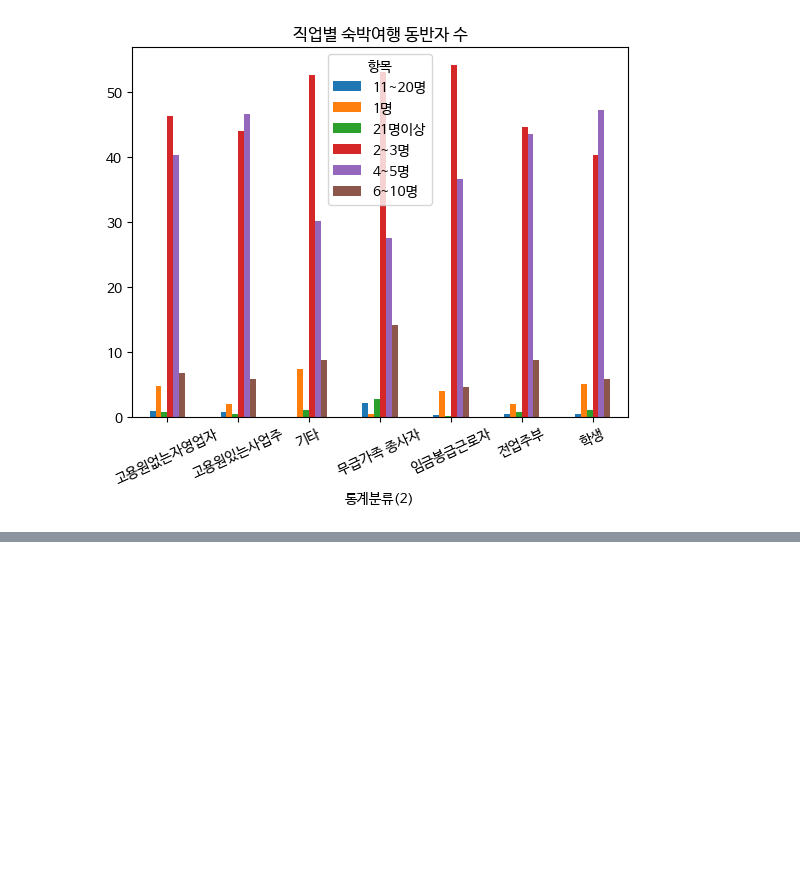
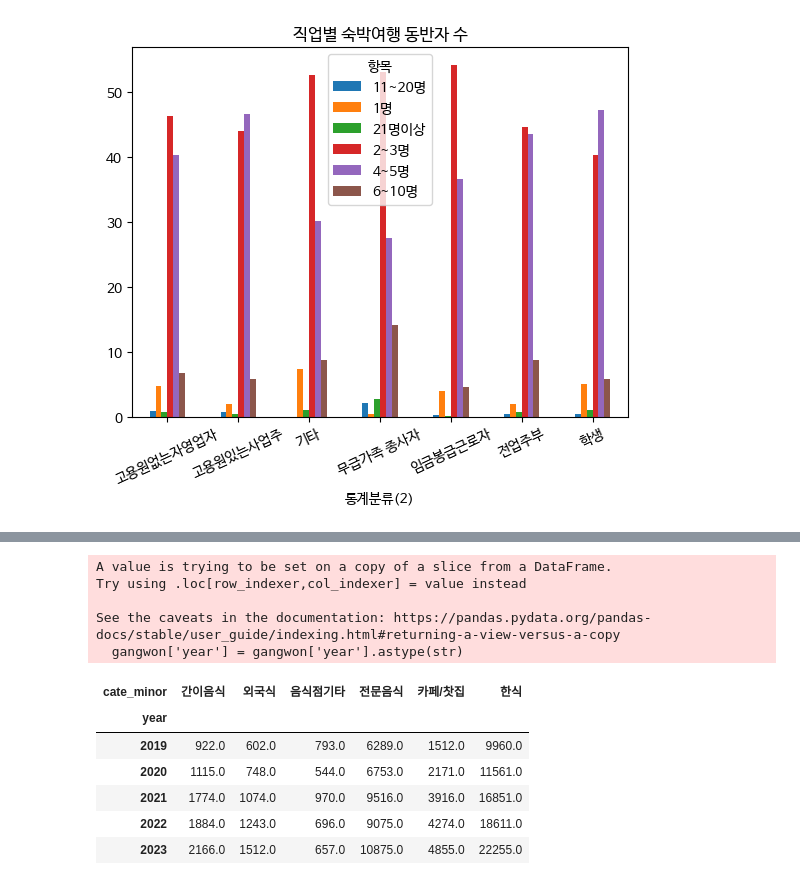
Before and after one commit to nohjuhyeon/AI_LKJ_hubs_fastapi, a Jupyter notebook: data_analysis/persona/2yj_persona_companion.ipynb, the cells around one changed output, grey strips where cells are left out. Cells and saved outputs as stored; diff of their text form; code cells hidden in the pictures; blank space fills up the shorter version.

```diff
--- a/data_analysis/persona/2yj_persona_companion.ipynb
+++ b/data_analysis/persona/2yj_persona_companion.ipynb
@@ -207,0 +267,19 @@ plt.show()
+# %%
+gangwon['year'] = gangwon['year'].astype(str)
+item_cate = gangwon.query("cate_major == '음식'")
+age_3040 = item_cate.groupby(['year', 'cate_minor'])
+result = age_3040['search'].median().unstack()
+result
+# %% [output]
+A value is trying to be set on a copy of a slice from a DataFrame.
+Try using .loc[row_indexer,col_indexer] = value instead
+
+See the caveats in the documentation: https://pandas.pydata.org/pandas-docs/stable/user_guide/indexing.html#returning-a-view-versus-a-copy
+  gangwon['year'] = gangwon['year'].astype(str)
+| cate_minor | 간이음식 | 외국식 | 음식점기타 | 전문음식 | 카페/찻집 | 한식 |
+| year |  |  |  |  |  |  |
+| 2019 | 922.0 | 602.0 | 793.0 | 6289.0 | 1512.0 | 9960.0 |
+| 2020 | 1115.0 | 748.0 | 544.0 | 6753.0 | 2171.0 | 11561.0 |
+| 2021 | 1774.0 | 1074.0 | 970.0 | 9516.0 | 3916.0 | 16851.0 |
+| 2022 | 1884.0 | 1243.0 | 696.0 | 9075.0 | 4274.0 | 18611.0 |
+| 2023 | 2166.0 | 1512.0 | 657.0 | 10875.0 | 4855.0 | 22255.0 |
```
Also changed, not shown: parts of 5 cells of this notebook.
